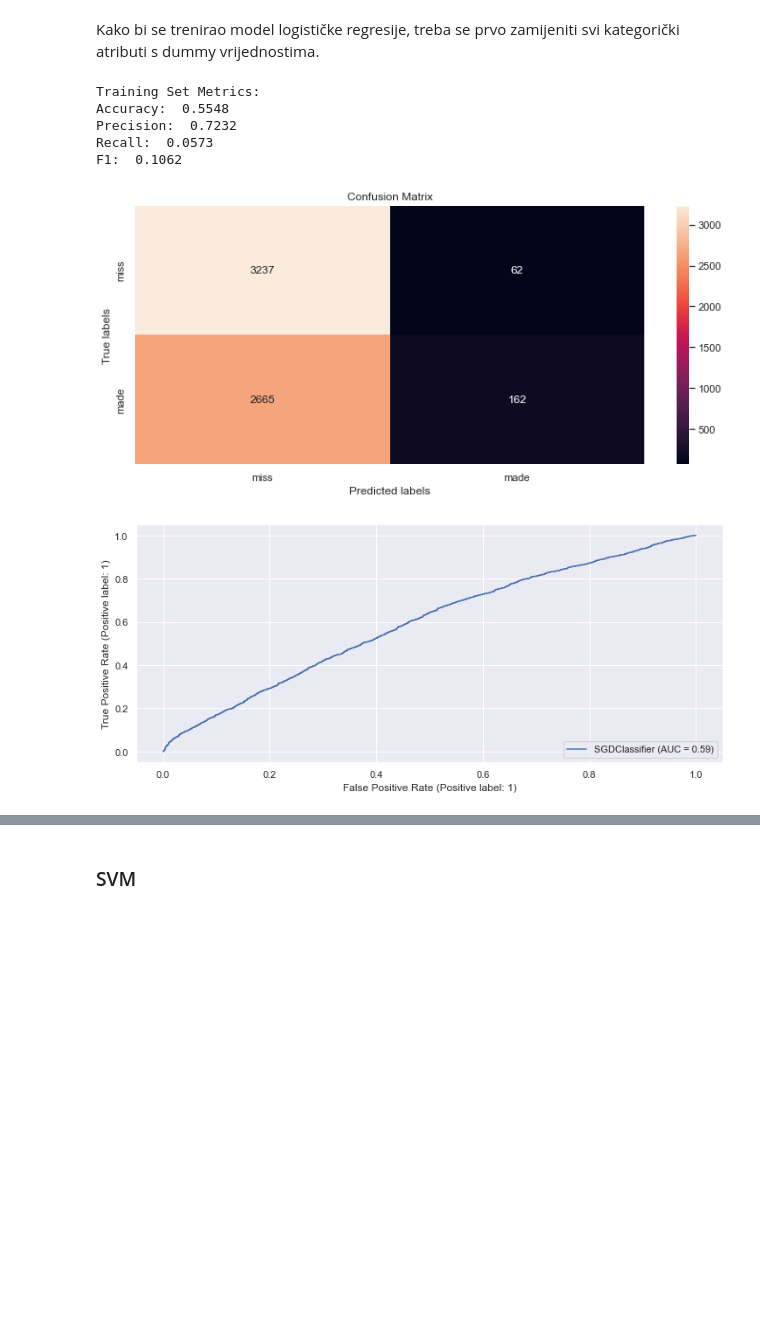
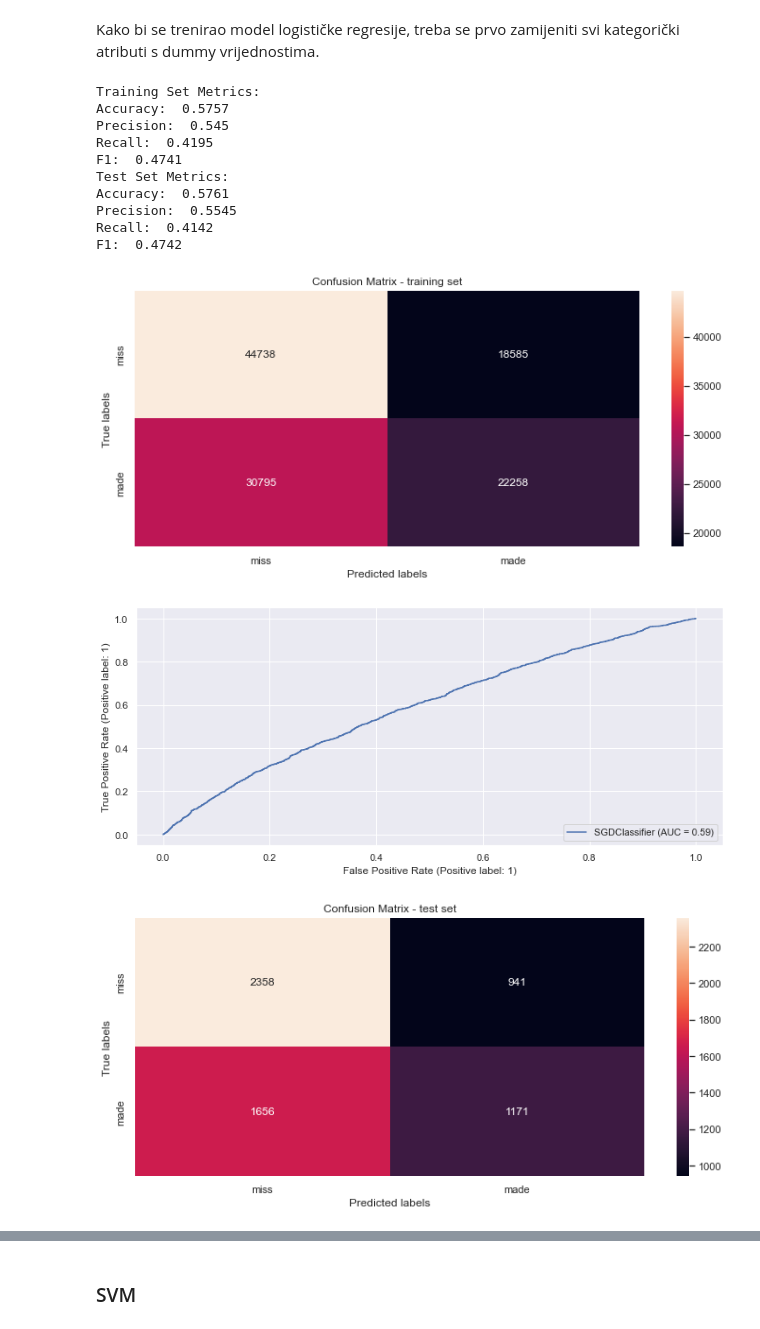
Before and after one commit to MladenDzida/NBA-Shot-Prediction, a Jupyter notebook: nba_shot_prediction.ipynb, the cells around one changed output, grey strips where cells are left out. Drawn from its saved outputs; the diff is of its cells as text; code cells hidden in the pictures; blank space fills up the shorter version.

```diff
--- a/nba_shot_prediction.ipynb
+++ b/nba_shot_prediction.ipynb
@@ -442,40 +442,75 @@ Kako bi se trenirao model logističke regresije, treba se prvo zamijeniti svi ka
 # %%
 logreg = SGDClassifier(loss='log',  learning_rate='constant', eta0=10, alpha=0.0001)
 
 logreg.fit(X_train, y_train)
 
-y_pred = logreg.predict(X_test)
+# Provjera na skupu za ucenje
+y_pred_train = logreg.predict(X_train)
 
-accuracy = accuracy_score(y_test,y_pred)
-precision = precision_score(y_test,y_pred)
-recall = recall_score(y_test,y_pred)
-f1 = f1_score(y_test,y_pred)
+accuracy = accuracy_score(y_train,y_pred_train)
+precision = precision_score(y_train,y_pred_train)
+recall = recall_score(y_train,y_pred_train)
+f1 = f1_score(y_train,y_pred_train)
 
 print('Training Set Metrics:')
 print('Accuracy: ',round(accuracy,4))
 print('Precision: ',round(precision,4))
 print('Recall: ',round(recall,4))
 print('F1: ',round(f1,4))
 
 # plot confusion matrix
+con_matrix = confusion_matrix(y_train, y_pred_train)
+ax= plt.subplot()
+sns.heatmap(con_matrix, annot=True, fmt='g', ax=ax)
+ax.set_xlabel('Predicted labels')
+ax.set_ylabel('True labels')
+ax.set_title('Confusion Matrix - training set')
+ax.xaxis.set_ticklabels(['miss', 'made'])
+ax.yaxis.set_ticklabels(['miss', 'made'])
+
+# plot ROC curve
+metrics.plot_roc_curve(logreg, X_train, y_train)
+
+# Provjera na skupu za ispitivanje
+y_pred = logreg.predict(X_test)
+
+accuracy = accuracy_score(y_test,y_pred)
+precision = precision_score(y_test,y_pred)
+recall = recall_score(y_test,y_pred)
+f1 = f1_score(y_test,y_pred)
+
+print('Test Set Metrics:')
+print('Accuracy: ',round(accuracy,4))
+print('Precision: ',round(precision,4))
+print('Recall: ',round(recall,4))
+print('F1: ',round(f1,4))
+
+# plot confusion matrix
+plt.figure()
 con_matrix = confusion_matrix(y_test, y_pred)
 ax= plt.subplot()
 sns.heatmap(con_matrix, annot=True, fmt='g', ax=ax)
 ax.set_xlabel('Predicted labels')
 ax.set_ylabel('True labels')
-ax.set_title('Confusion Matrix')
+ax.set_title('Confusion Matrix - test set')
 ax.xaxis.set_ticklabels(['miss', 'made'])
 ax.yaxis.set_ticklabels(['miss', 'made'])
 
 # plot ROC curve
 metrics.plot_roc_curve(logreg, X_test, y_test)
 
 plt.show()
 # %% [output]
 Training Set Metrics:
-Accuracy:  0.5548
-Precision:  0.7232
-Recall:  0.0573
-F1:  0.1062
+Accuracy:  0.5757
+Precision:  0.545
+Recall:  0.4195
+F1:  0.4741
+Test Set Metrics:
+Accuracy:  0.5761
+Precision:  0.5545
+Recall:  0.4142
+F1:  0.4742
-[figure, old version]
+[figure, new version]
-[figure, old version]
+[figure, new version]
+[figure, added]
```
Also changed, not shown: parts of 17 cells of this notebook.
